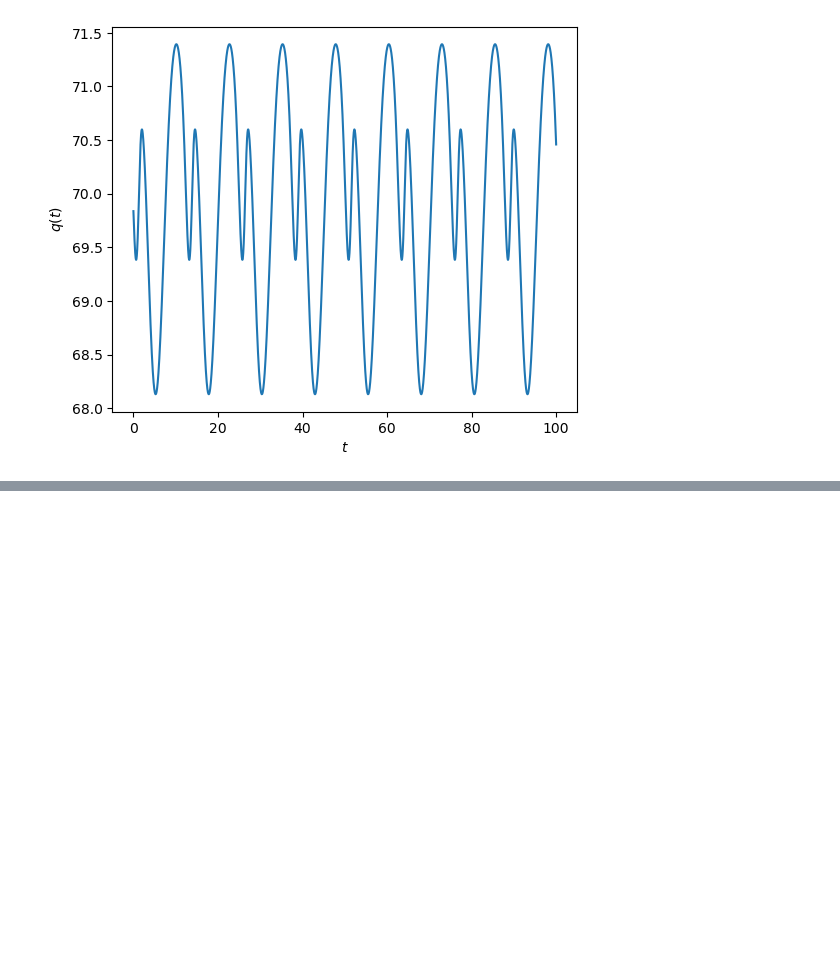
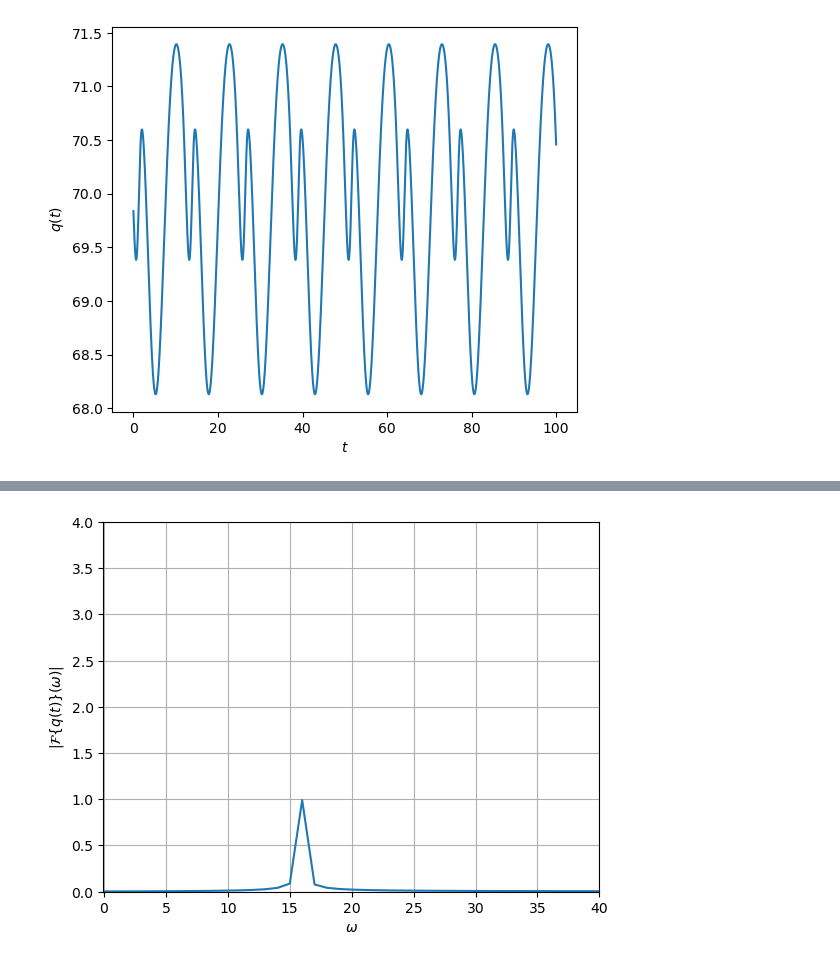
Before and after one commit to AedenLindelauf/Modelling-Week-Bosch, a Jupyter notebook: G.ipynb, the cells around one changed output, grey strips where cells are left out. Saved outputs shown, nothing was run; the diff lists cells and outputs as text; code cells hidden in the pictures; blank space fills up the shorter version.

```diff
--- a/G.ipynb
+++ b/G.ipynb
@@ -92,0 +97,16 @@ plt.show()
+# %%
+
+
+u = lambda t : eps_a * U_bar * np.sin(St * t)
+
+uf = fft(u(t))
+
+plt.plot(tf[:len(tf)//2], 2 * np.abs(uf[:len(uf)//2]) / N )
+plt.grid()
+plt.xlim([-0.05,40])
+plt.ylim([-0.001, 4])
+plt.xlabel(r"$\omega$")
+plt.ylabel(r"$|\mathcal{F}\{q(t)\}(\omega)|$")
+plt.show()
+# %% [output]
+[figure, added]
```
Also changed, not shown: parts of 8 cells of this notebook.
